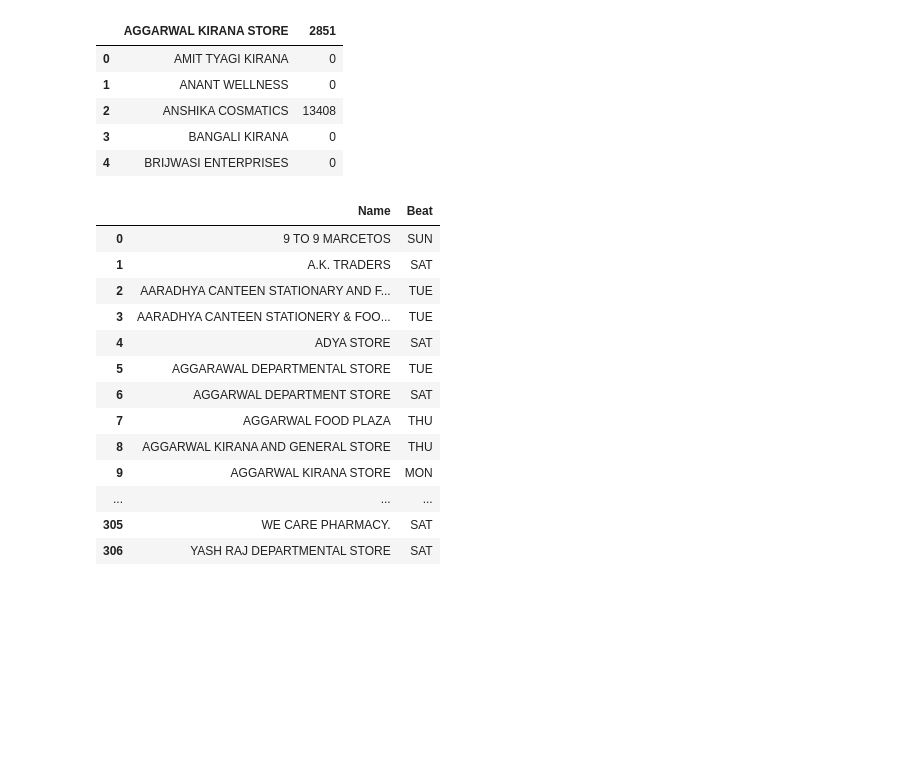
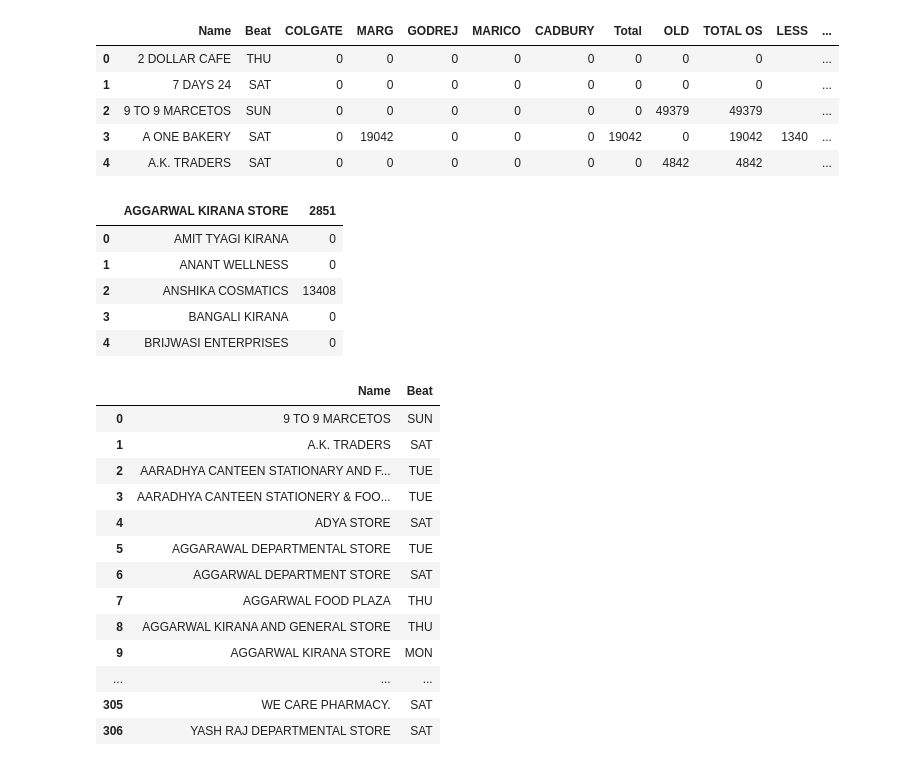
Before and after one commit to tgsd96/JPENT, a Jupyter notebook: debtUpload.ipynb, the cells around one changed output. Drawn from its saved outputs; the diff is of its cells as text; code cells hidden in the pictures; blank space fills up the shorter version.

Commit message:
COmmit to list-handle

```diff
--- a/debtUpload.ipynb
+++ b/debtUpload.ipynb
@@ -7,9 +7,18 @@ from main import MasterList
 # %%
 engine = create_engine('postgresql://tushargarg:colgate@localhost/jpent')
 # %%
-tally = pd.read_excel('Book11.xlsx',sheet_name='Sheet1')
+tally = pd.read_excel('LIST 1512.xlsx',sheet_name='Sheet1')
 # %%
 tally = tally.fillna('')
+# %%
+tally.head()
+# %% [output]
+|  | Name | Beat | COLGATE | MARG | GODREJ | MARICO | CADBURY | Total | OLD | TOTAL OS | LESS | ... |
+| 0 | 2 DOLLAR CAFE | THU | 0 | 0 | 0 | 0 | 0 | 0 | 0 | 0 |  | ... |
+| 1 | 7 DAYS 24 | SAT | 0 | 0 | 0 | 0 | 0 | 0 | 0 | 0 |  | ... |
+| 2 | 9 TO 9 MARCETOS | SUN | 0 | 0 | 0 | 0 | 0 | 0 | 49379 | 49379 |  | ... |
+| 3 | A ONE BAKERY | SAT | 0 | 19042 | 0 | 0 | 0 | 19042 | 0 | 19042 | 1340 | ... |
+| 4 | A.K. TRADERS | SAT | 0 | 0 | 0 | 0 | 0 | 0 | 4842 | 4842 |  | ... |
 # %%
 newBalance = tally.iloc[:,[0,1]]
 # %%
```
Also changed, not shown: parts of 2 cells of this notebook, 8 other files.
